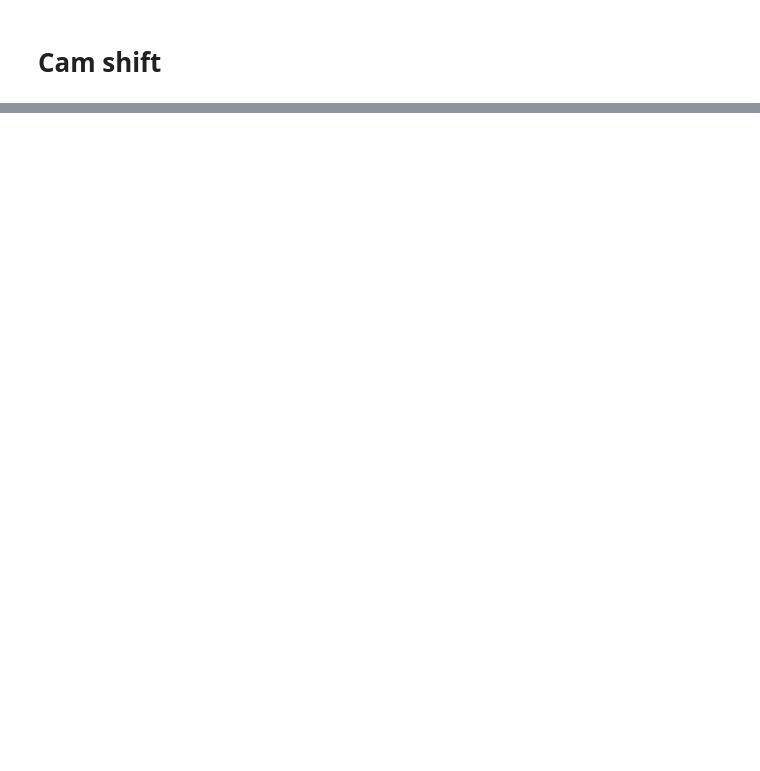
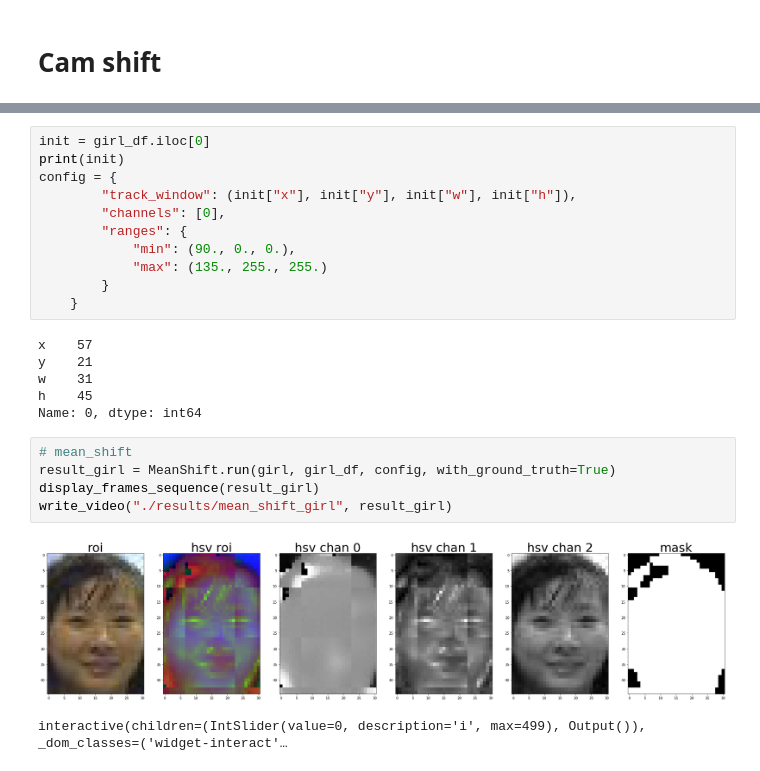
Before and after one commit to IvanProdaiko94/UCU-computer-vision-course, a Jupyter notebook: homework3/mean_shift/mean-shift-tracking.ipynb, the cells around one changed output, grey strips where cells are left out. Saved outputs shown, nothing was run; the diff lists cells and outputs as text; blank space fills up the shorter version.

```diff
--- a/homework3/mean_shift/mean-shift-tracking.ipynb
+++ b/homework3/mean_shift/mean-shift-tracking.ipynb
@@ -210,0 +317,25 @@ class CamShift(MeanShift):
+# %%
+init = girl_df.iloc[0]
+print(init)
+config = {
+        "track_window": (init["x"], init["y"], init["w"], init["h"]),
+        "channels": [0],
+        "ranges": {
+            "min": (90., 0., 0.),
+            "max": (135., 255., 255.)
+        }
+    }
+# %% [output]
+x    57
+y    21
+w    31
+h    45
+Name: 0, dtype: int64
+# %%
+# mean_shift
+result_girl = MeanShift.run(girl, girl_df, config, with_ground_truth=True)
+display_frames_sequence(result_girl)
+write_video("./results/mean_shift_girl", result_girl)
+# %% [output]
+[figure, added]
+interactive(children=(IntSlider(value=0, description='i', max=499), Output()), _dom_classes=('widget-interact'…
```
Also changed, not shown: parts of 28 cells of this notebook, 11 other files.
